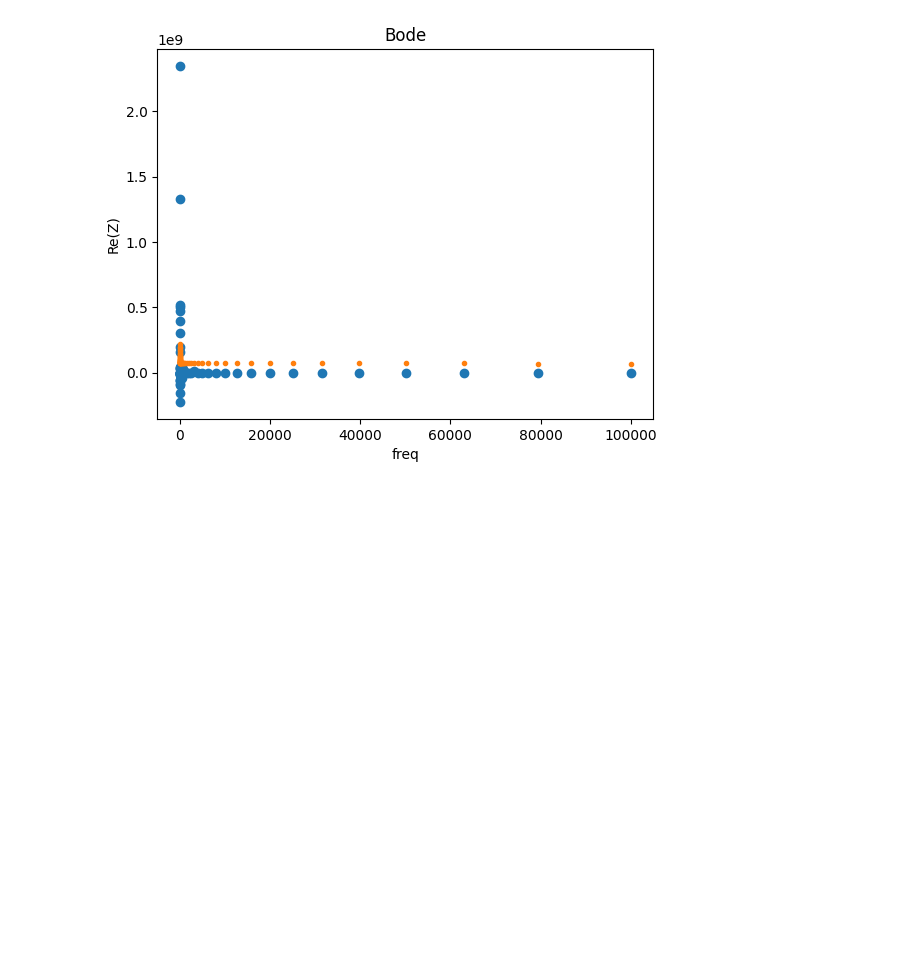
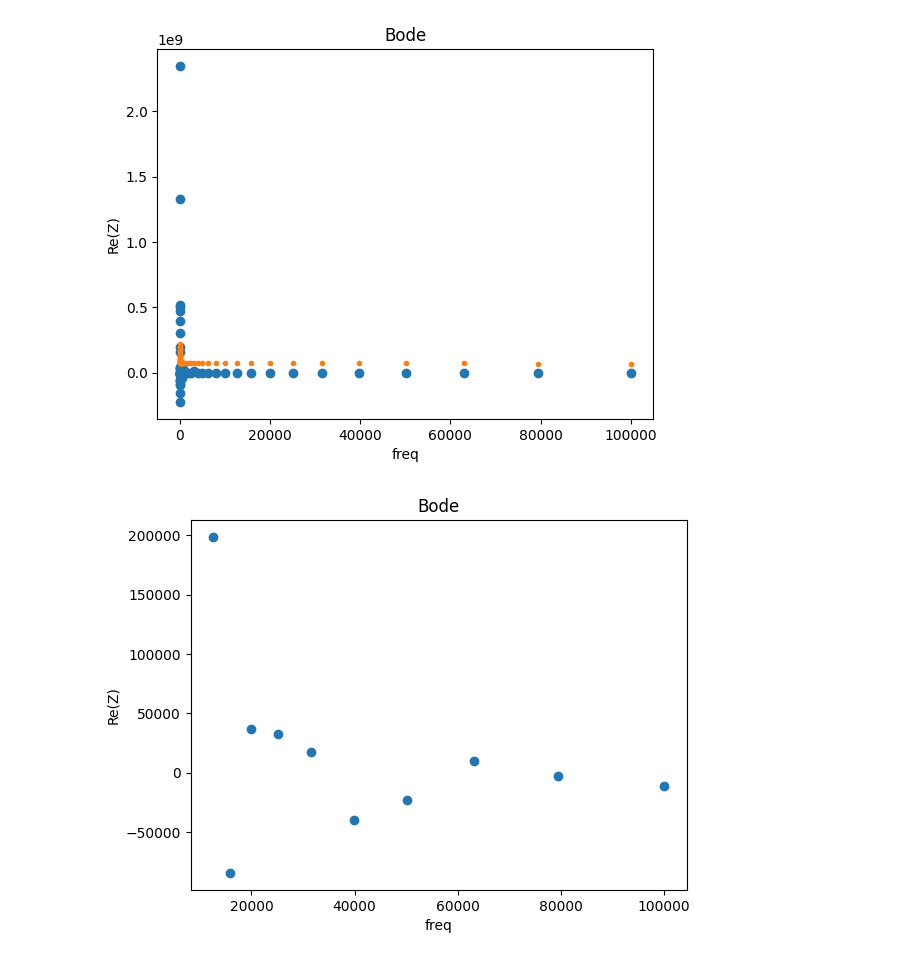
Before and after one commit to beepmo/gator, a Jupyter notebook: data/06-27/litao3_dryEIS.ipynb, the cells around one changed output. Saved outputs shown, nothing was run; the diff lists cells and outputs as text; code cells hidden in the pictures; blank space fills up the shorter version.

```diff
--- a/data/06-27/litao3_dryEIS.ipynb
+++ b/data/06-27/litao3_dryEIS.ipynb
@@ -124,3 +137,12 @@ plt.show()
 [figure]
 [figure]
 [figure]
+# %%
+cut = 50
+plt.plot(freqs[cut:], Z.real[cut:], 'o')
+plt.ylabel('Re(Z)')
+plt.xlabel('freq')
+plt.title('Bode')
+plt.show()
+# %% [output]
+[figure, added]
```
Also changed, not shown: parts of 7 cells of this notebook.
